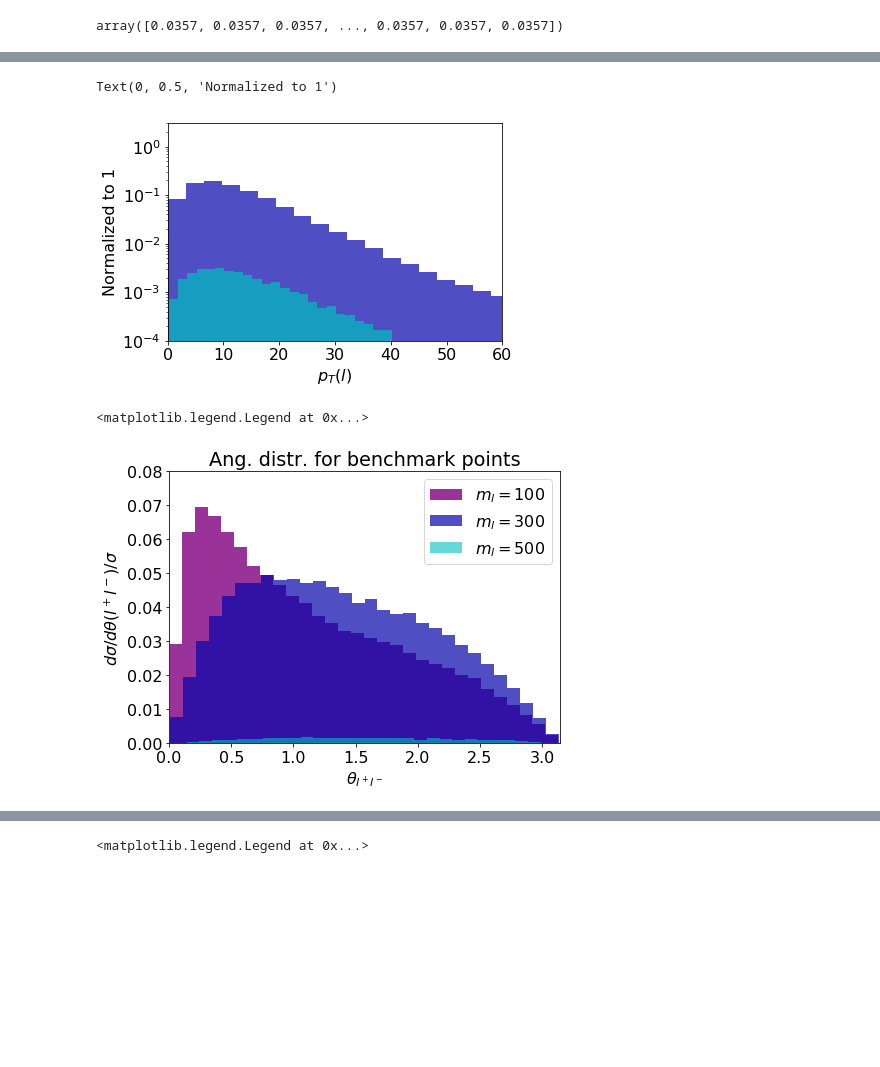
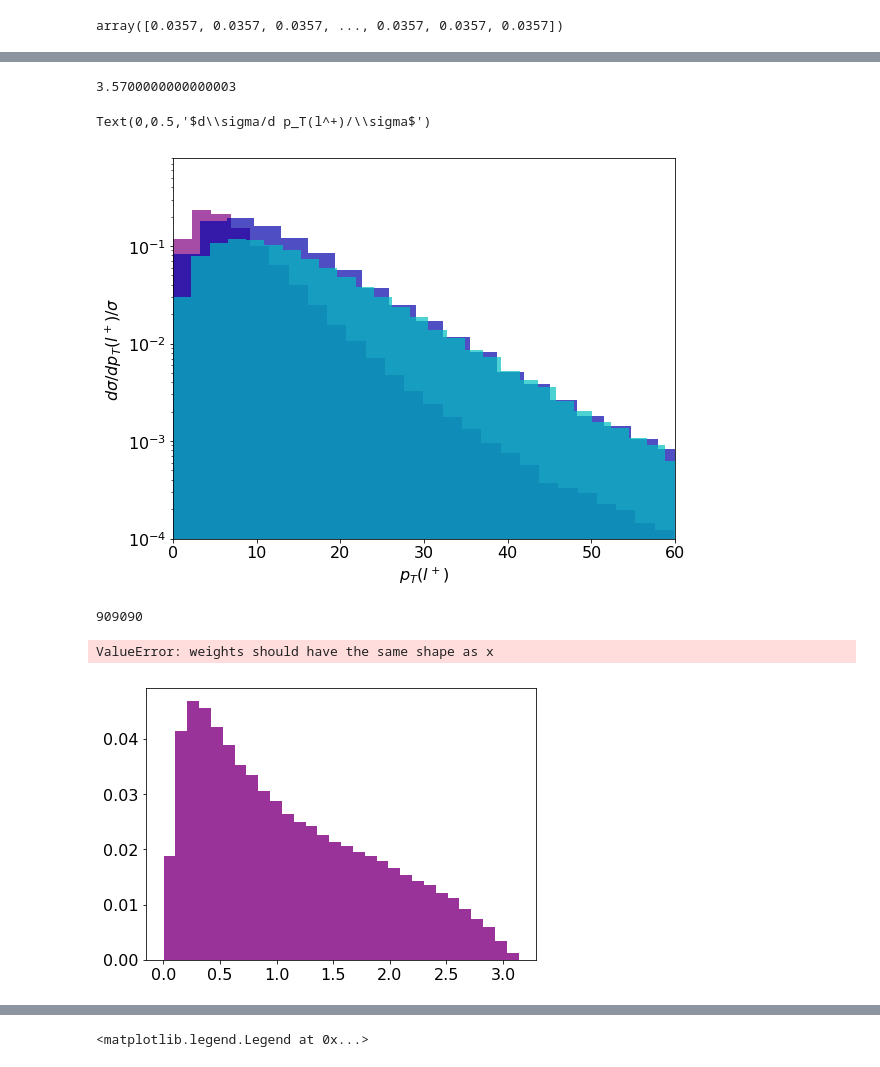
Before and after one commit to anasthesia/SoftLLP, a Jupyter notebook: kinematics/Histos.ipynb, the cells around one changed output, grey strips where cells are left out. Cells and saved outputs as stored; diff of their text form; code cells hidden in the pictures; blank space fills up the shorter version.

```diff
--- a/kinematics/Histos.ipynb
+++ b/kinematics/Histos.ipynb
@@ -96,32 +116,44 @@ Text(0, 0.5, 'Normalized to lumi')
+# %%
+0.0119*300
+# %% [output]
+3.5700000000000003
 # %%
-n, bins, patches = plt.hist(pTdata300, bins=60, weights=weighted300/(10**3*lumi*crossSection300) ,color='#0504aa',
+plt.figure(figsize=(9, 7))
+
+
+n, bins, patches = plt.hist(pTdata100, bins=60, weights=np.full(pTdata100.size,1/pTdata100.size) ,color='purple',
                             alpha=0.7, rwidth=1)
-n, bins, patches = plt.hist(pTdata500, bins=60, weights=weighted500/(10**3*lumi*crossSection500) ,color='c',
+n, bins, patches = plt.hist(pTdata300, bins=60, weights=np.full(pTdata300.size,1/pTdata300.size) ,color='#0504aa',
+                            alpha=0.7, rwidth=1)
+n, bins, patches = plt.hist(pTdata500, bins=60, weights=np.full(pTdata500.size,1/pTdata500.size) ,color='c',
                             alpha=0.7, rwidth=1)
 #plt.grid(axis='y', alpha=0.75)
-
 plt.xlim(0,60)
-plt.ylim(10**(-4),3*10**(0))
+plt.ylim(10**(-4),8*10**(-1))
 plt.yscale("log")
 
-plt.xlabel('$p_T(l)$')
-plt.ylabel('Normalized to 1')
+plt.xlabel('$p_T(l^+)$')
+plt.ylabel('$d\\sigma/d p_T(l^+)/\\sigma$')
 #plt.text(23, 45, '$m_l=300,\ m_C=324,\ r=5\ 10^{-8}$')
 
 #plt.savefig('ptl_300.png')
 # %% [output]
-Text(0, 0.5, 'Normalized to 1')
+Text(0,0.5,'$d\\sigma/d p_T(l^+)/\\sigma$')
-[figure, old version]
+[figure, new version]
+# %%
+langledata300.size
+# %% [output]
+909090
 # %%
 plt.figure(figsize=(7, 5))
 
-n, bins, patches = plt.hist(langledata100, bins=30, weights=weighted100/(10**3*lumi*crossSection100), color='purple',
+n, bins, patches = plt.hist(langledata100, bins=30, weights=weighted100/pTdata100.size, color='purple',
                             alpha=0.8, rwidth=1, label='$m_l=100$')
 
-n, bins, patches = plt.hist(langledata300, bins=30, weights=weighted300/(10**3*lumi*crossSection300), color='#0504aa',
+n, bins, patches = plt.hist(langledata300, bins=30, weights=weighted300/pTdata300.size, color='#0504aa',
                             alpha=0.7, rwidth=1, label='$m_l=300$')
 
-n, bins, patches = plt.hist(langledata500, bins=30, weights=weighted500/(10**3*lumi*crossSection500), color='c',
+n, bins, patches = plt.hist(langledata500, bins=30, weights=weighted500/pTdata500.size, color='c',
                             alpha=0.6, rwidth=1, label='$m_l=500$')
 
 #plt.grid(axis='y', alpha=0.75)
@@ -139,8 +171,8 @@ plt.legend(loc='upper right')
 
 #plt.savefig('langle_benckmark.png')
 # %% [output]
-<matplotlib.legend.Legend at 0x...>
+ValueError: weights should have the same shape as x
-[figure, old version]
+[figure, new version]
 # %%
 plt.figure(figsize=(7,5))
 n, bins, patches = plt.hist(dphidata100, bins=30, weights=weighted*crossSection, color='purple',
```
Also changed, not shown: parts of 11 cells of this notebook.
